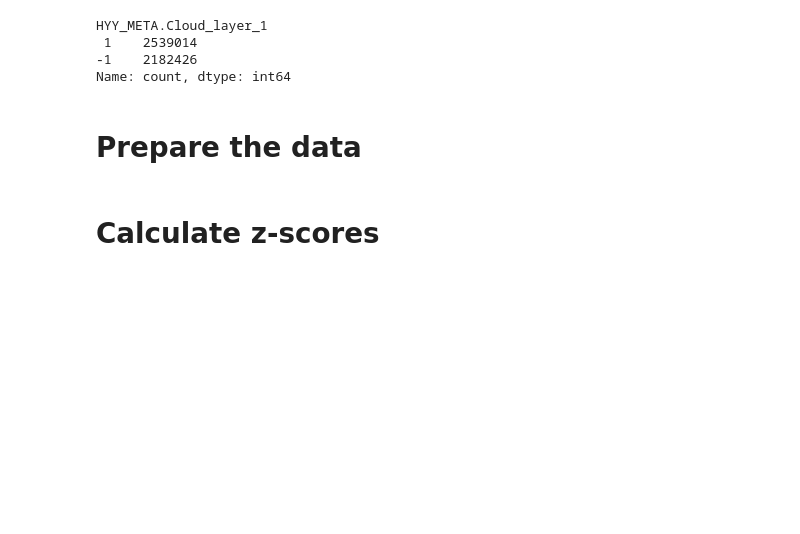
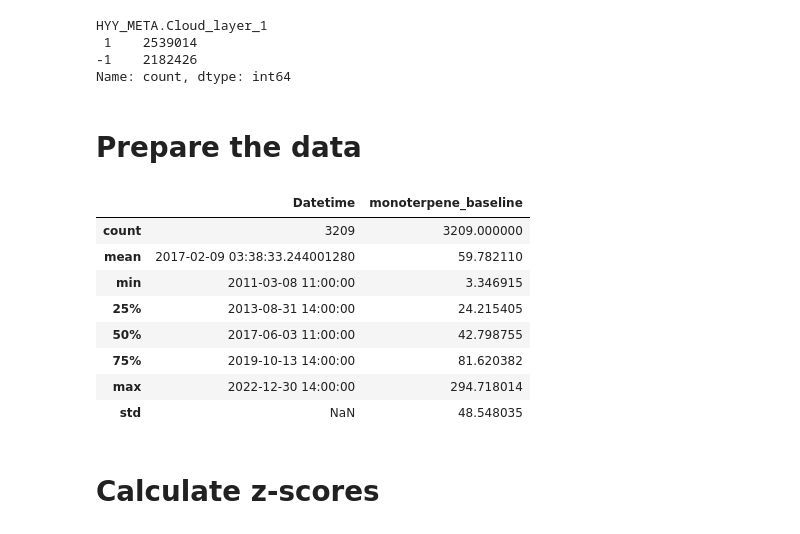
Before and after one commit to ramipiik/Data-Science-Project, a Jupyter notebook: main.ipynb, the cells around one changed output. Cells and saved outputs as stored; diff of their text form; code cells hidden in the pictures; blank space fills up the shorter version.

```diff
--- a/main.ipynb
+++ b/main.ipynb
@@ -235,6 +240,18 @@ if DAILY_HOURS == "noon":
 
 # For cloudyness, only look at the noon hours in all cases
 df11 = df11[(df11["Datetime"].dt.hour >= 11) & (df11["Datetime"].dt.hour <= 14)]
+# %%
+baseline_monoterpene.describe()
+# %% [output]
+|  | Datetime | monoterpene_baseline |
+| count | 3209 | 3209.000000 |
+| mean | 2017-02-09 03:38:33.244001280 | 59.782110 |
+| min | 2011-03-08 11:00:00 | 3.346915 |
+| 25% | 2013-08-31 14:00:00 | 24.215405 |
+| 50% | 2017-06-03 11:00:00 | 42.798755 |
+| 75% | 2019-10-13 14:00:00 | 81.620382 |
+| max | 2022-12-30 14:00:00 | 294.718014 |
+| std | NaN | 48.548035 |
 # %%
 if not ALLOW_GAP_FILLING:
     # Keep only the rows where NEE_gapfilling_method is 0
```
Also changed, not shown: parts of 15 cells of this notebook.
